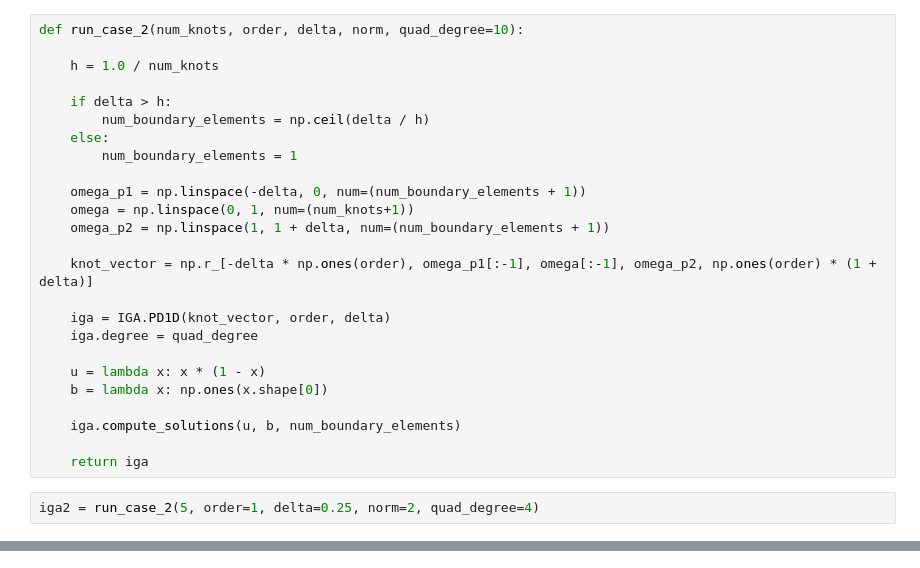
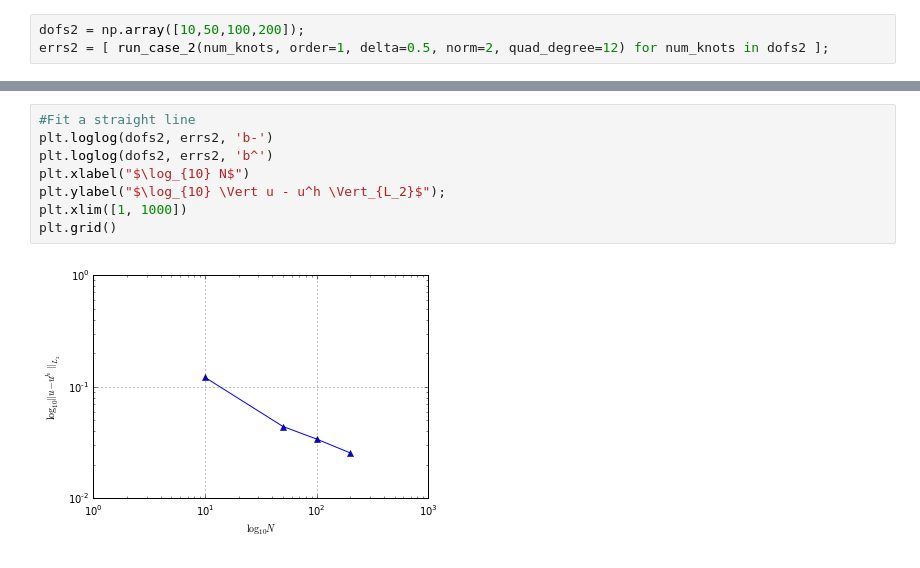
Before and after one commit to johntfoster/IGA, a Jupyter notebook: IGA_PD_example.ipynb, the cells around one changed output, grey strips where cells are left out. Saved outputs shown, nothing was run; the diff lists cells and outputs as text.

```diff
--- a/IGA_PD_example.ipynb
+++ b/IGA_PD_example.ipynb
@@ -65,27 +128,3 @@ plt.ylabel("$\log_{10} \Vert Error \Vert_{L_2}$");
-# %%
-def run_case_2(num_knots, order, delta, norm, quad_degree=10):
-
-    h = 1.0 / num_knots
-
-    if delta > h:
-        num_boundary_elements = np.ceil(delta / h)
-    else:
-        num_boundary_elements = 1
-
-    omega_p1 = np.linspace(-delta, 0, num=(num_boundary_elements + 1))
-    omega = np.linspace(0, 1, num=(num_knots+1))
-    omega_p2 = np.linspace(1, 1 + delta, num=(num_boundary_elements + 1))
-
-    knot_vector = np.r_[-delta * np.ones(order), omega_p1[:-1], omega[:-1], omega_p2, np.ones(order) * (1 + delta)]
-
-    iga = IGA.PD1D(knot_vector, order, delta)
-    iga.degree = quad_degree
-
-    u = lambda x: x * (1 - x)
-    b = lambda x: np.ones(x.shape[0])
-
-    iga.compute_solutions(u, b, num_boundary_elements)
-
-    return iga
 # %%
-iga2 = run_case_2(5, order=1, delta=0.25, norm=2, quad_degree=4)
+dofs2 = np.array([10,50,100,200]);
+errs2 = [ run_case_2(num_knots, order=1, delta=0.5, norm=2, quad_degree=12) for num_knots in dofs2 ];
@@ -125,0 +131,10 @@ SyntaxError: invalid syntax (<ipython-input-10-0a151e98db29>, line 1)
+# %%
+#Fit a straight line
+plt.loglog(dofs2, errs2, 'b-')
+plt.loglog(dofs2, errs2, 'b^')
+plt.xlabel("$\log_{10} N$")
+plt.ylabel("$\log_{10} \Vert u - u^h \Vert_{L_2}$");
+plt.xlim([1, 1000])
+plt.grid()
+# %% [output]
+[figure, added]
```
Also changed, not shown: parts of 14 cells of this notebook, 4 other files.
